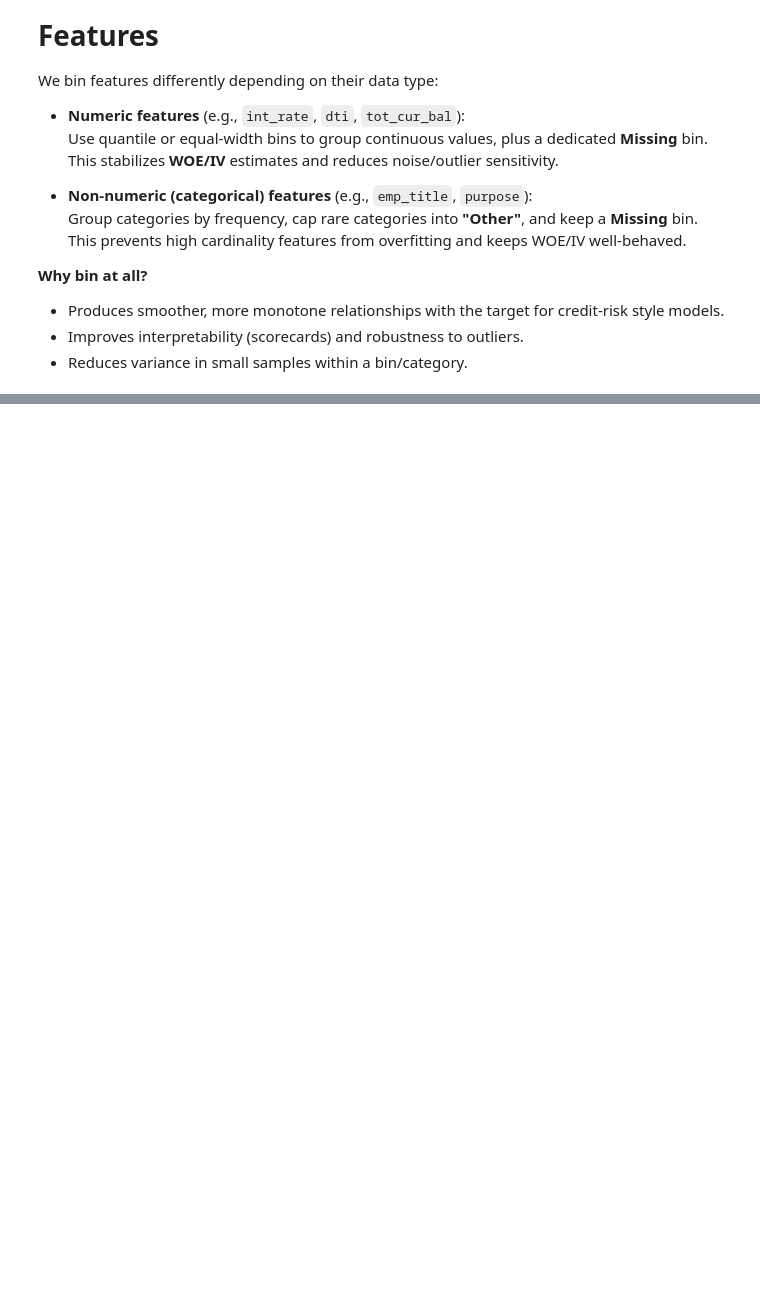
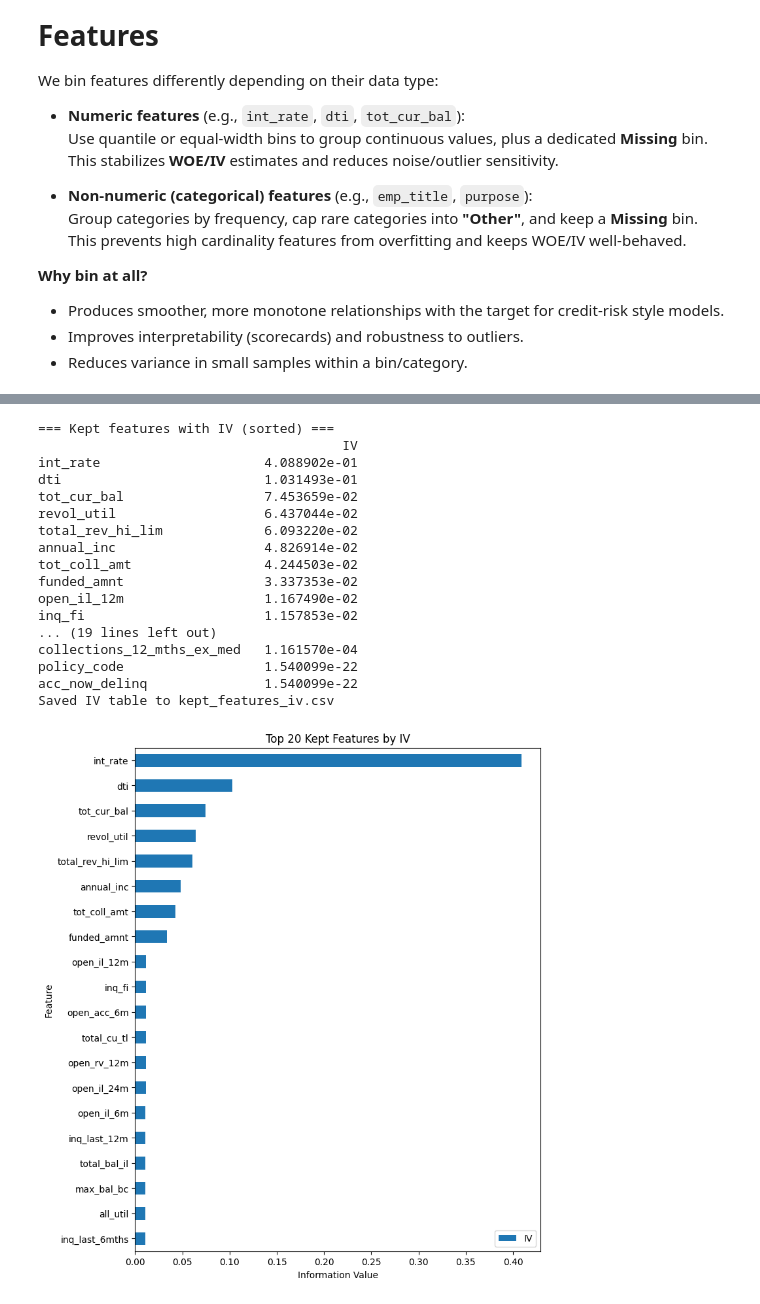
Before and after one commit to hlee014e/Projects, a Jupyter notebook: Credit-Risk/Credit_risk.ipynb, the cells around one changed output, grey strips where cells are left out. Drawn from its saved outputs; the diff is of its cells as text; code cells hidden in the pictures; blank space fills up the shorter version.

```diff
--- a/Credit-Risk/Credit_risk.ipynb
+++ b/Credit-Risk/Credit_risk.ipynb
@@ -638,44 +777,51 @@ iv_kept_df = (
     pd.Series(kept_iv, name='IV')
     .to_frame()
     .sort_values('IV', ascending=False)
 )
 print("=== Kept features with IV (sorted) ===")
 print(iv_kept_df)
 
 # 2) Save IV table
 iv_kept_df.to_csv('kept_features_iv.csv', index=True)
 print("Saved IV table to kept_features_iv.csv")
 
 # 3) Correlation heatmap among kept features, showing only > THRESH
 kept_numeric = [c for c in kept if pd.api.types.is_numeric_dtype(df[c])]
 corr_kept = df[kept_numeric].corr(numeric_only=True).abs()
 
 # mask correlations <= THRESH to declutter the plot
 corr_masked = corr_kept.mask(corr_kept <= THRESH)
 
-plt.figure(figsize=(18, 14))
-sns.heatmap(
-    corr_masked,
-    cmap="coolwarm",
-    center=0,
-    annot=True,
-    fmt=".2f",
-    linewidths=0.5,
-    cbar_kws={"shrink": .8}
-)
-plt.title(f"Correlation Heatmap Among Kept Features (only > {THRESH} shown)")
-plt.show()
 
 # 4) Optional: Top-N bar chart of kept features by IV
 topN = 20
 ax = iv_kept_df.head(topN).plot(kind='barh', figsize=(8, 10))
 ax.invert_yaxis()
 ax.set_title(f'Top {topN} Kept Features by IV')
 ax.set_xlabel('Information Value')
 ax.set_ylabel('Feature')
 plt.show()
 
 # 5) (Optional) Peek a specific WOE table, e.g. 'annual_inc'
 # kept_woe_tables['annual_inc']
+# %% [output]
+=== Kept features with IV (sorted) ===
+                                       IV
+int_rate                     4.088902e-01
+dti                          1.031493e-01
+tot_cur_bal                  7.453659e-02
+revol_util                   6.437044e-02
+total_rev_hi_lim             6.093220e-02
+annual_inc                   4.826914e-02
+tot_coll_amt                 4.244503e-02
+funded_amnt                  3.337353e-02
+open_il_12m                  1.167490e-02
+inq_fi                       1.157853e-02
+... (19 lines left out)
+collections_12_mths_ex_med   1.161570e-04
+policy_code                  1.540099e-22
+acc_now_delinq               1.540099e-22
+Saved IV table to kept_features_iv.csv
+[figure, added]
 # %%
 print(kept)
```
Also changed, not shown: parts of 26 cells of this notebook.
